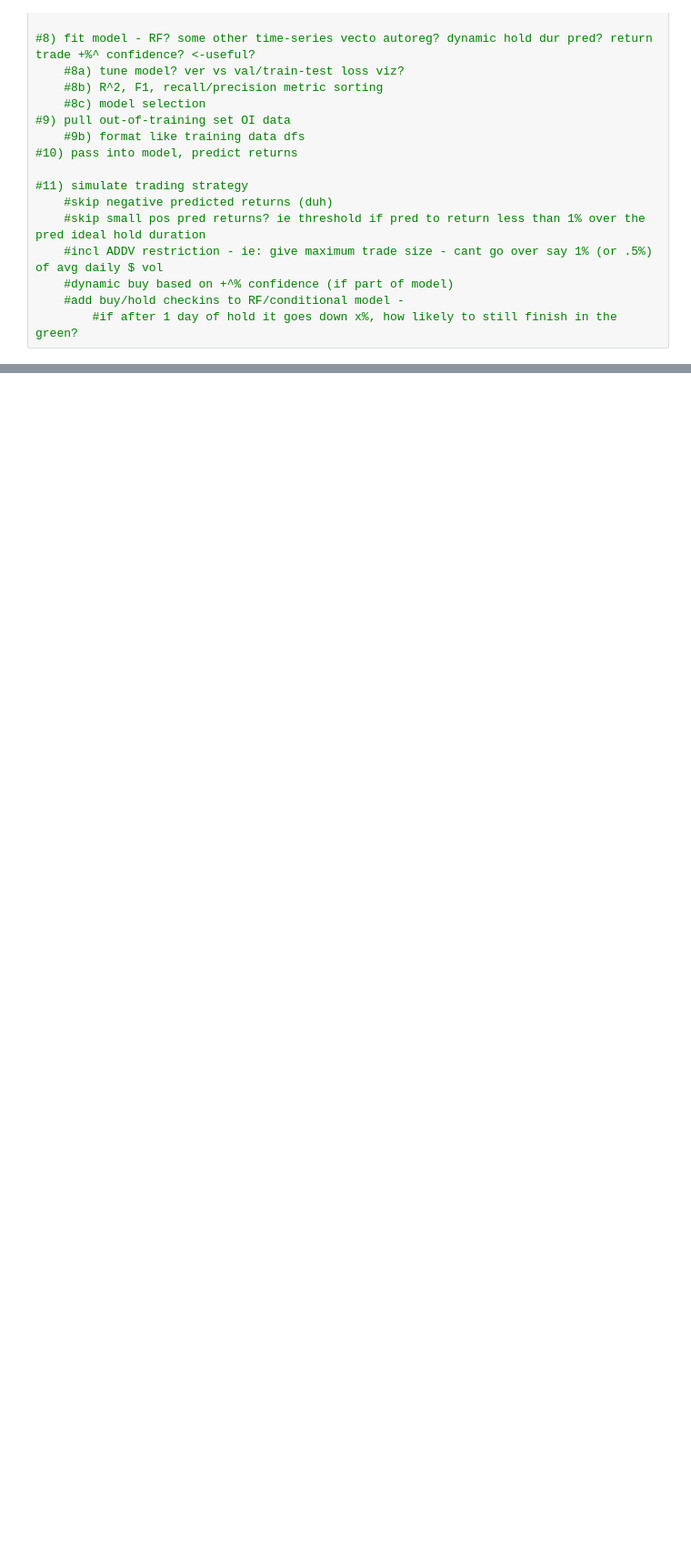
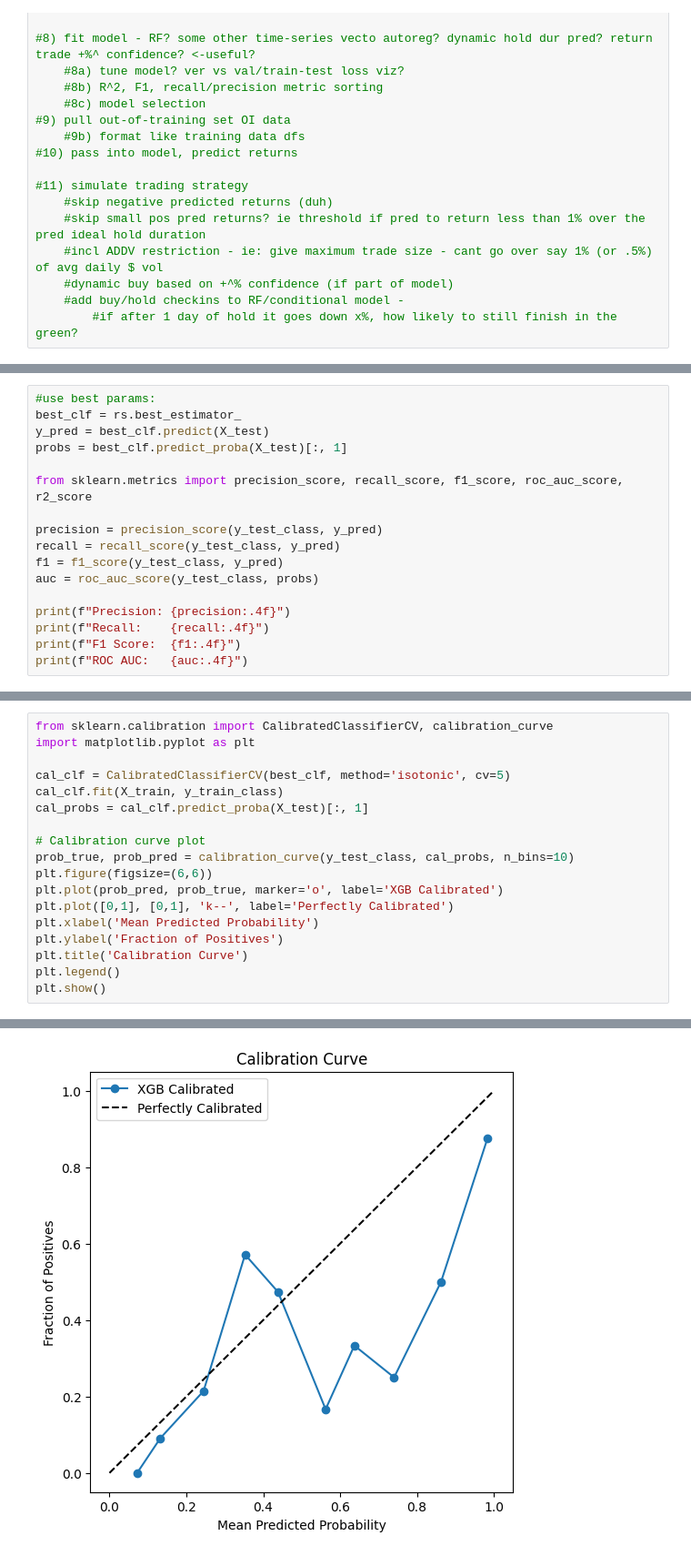
Before and after one commit to Emberflurry/stonx, a Jupyter notebook: dr2.ipynb, the cells around one changed output, grey strips where cells are left out. Shown at 91% size. Saved outputs shown, nothing was run; the diff lists cells and outputs as text; blank space fills up the shorter version.

```diff
--- a/dr2.ipynb
+++ b/dr2.ipynb
@@ -269,0 +776,17 @@ plot_trade_price_trace(row, fwindow, bwindow)
+# %%
+#use best params:
+best_clf = rs.best_estimator_
+y_pred = best_clf.predict(X_test)
+probs = best_clf.predict_proba(X_test)[:, 1]
+
+from sklearn.metrics import precision_score, recall_score, f1_score, roc_auc_score, r2_score
+
+precision = precision_score(y_test_class, y_pred)
+recall = recall_score(y_test_class, y_pred)
+f1 = f1_score(y_test_class, y_pred)
+auc = roc_auc_score(y_test_class, probs)
+
+print(f"Precision: {precision:.4f}")
+print(f"Recall:    {recall:.4f}")
+print(f"F1 Score:  {f1:.4f}")
+print(f"ROC AUC:   {auc:.4f}")
@@ -269,0 +798,19 @@ plot_trade_price_trace(row, fwindow, bwindow)
+# %%
+from sklearn.calibration import CalibratedClassifierCV, calibration_curve
+import matplotlib.pyplot as plt
+
+cal_clf = CalibratedClassifierCV(best_clf, method='isotonic', cv=5)
+cal_clf.fit(X_train, y_train_class)
+cal_probs = cal_clf.predict_proba(X_test)[:, 1]
+
+# Calibration curve plot
+prob_true, prob_pred = calibration_curve(y_test_class, cal_probs, n_bins=10)
+plt.figure(figsize=(6,6))
+plt.plot(prob_pred, prob_true, marker='o', label='XGB Calibrated')
+plt.plot([0,1], [0,1], 'k--', label='Perfectly Calibrated')
+plt.xlabel('Mean Predicted Probability')
+plt.ylabel('Fraction of Positives')
+plt.title('Calibration Curve')
+plt.legend()
+plt.show()
+# %% [output]
@@ -269,0 +832 @@ plot_trade_price_trace(row, fwindow, bwindow)
+[figure, added]
```
Also changed, not shown: parts of 30 cells of this notebook, 6 other files.
